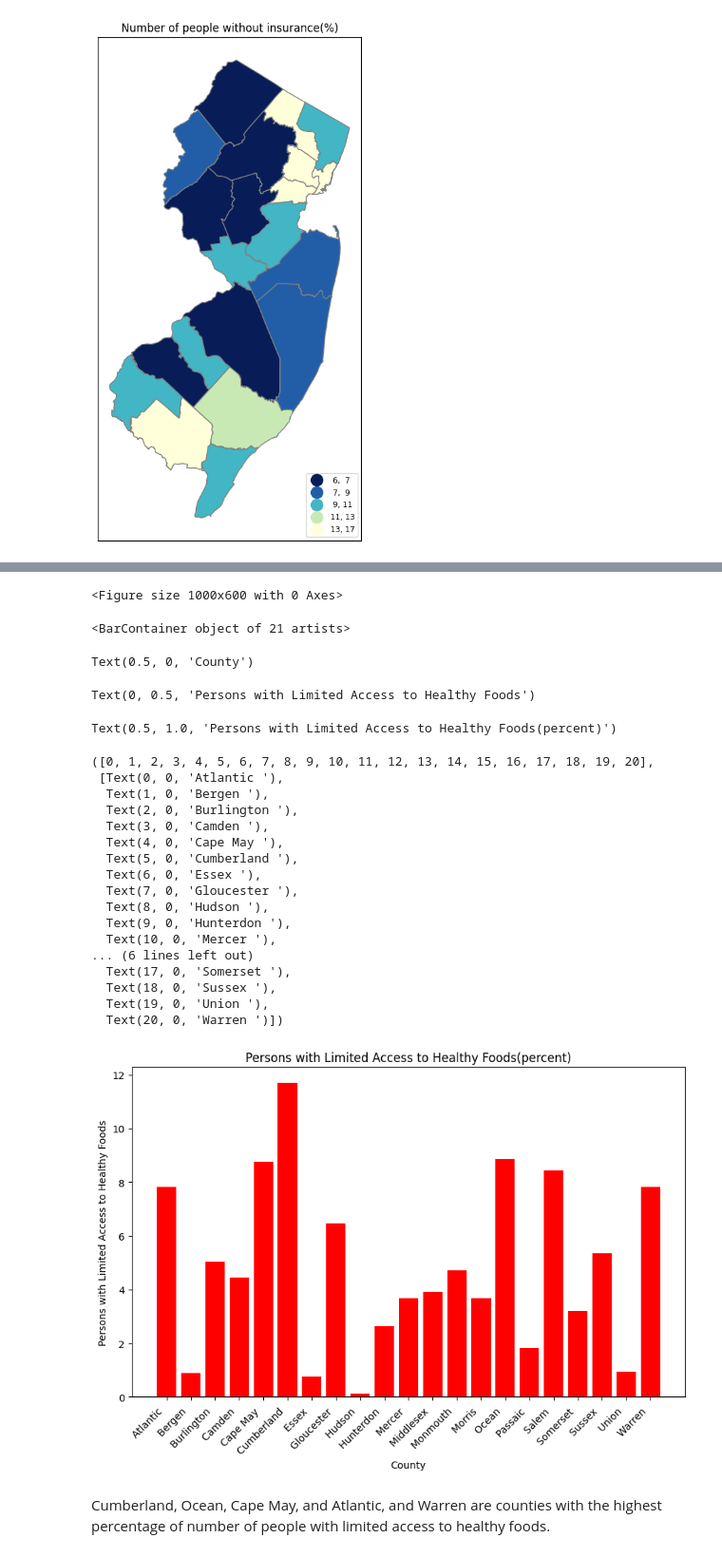
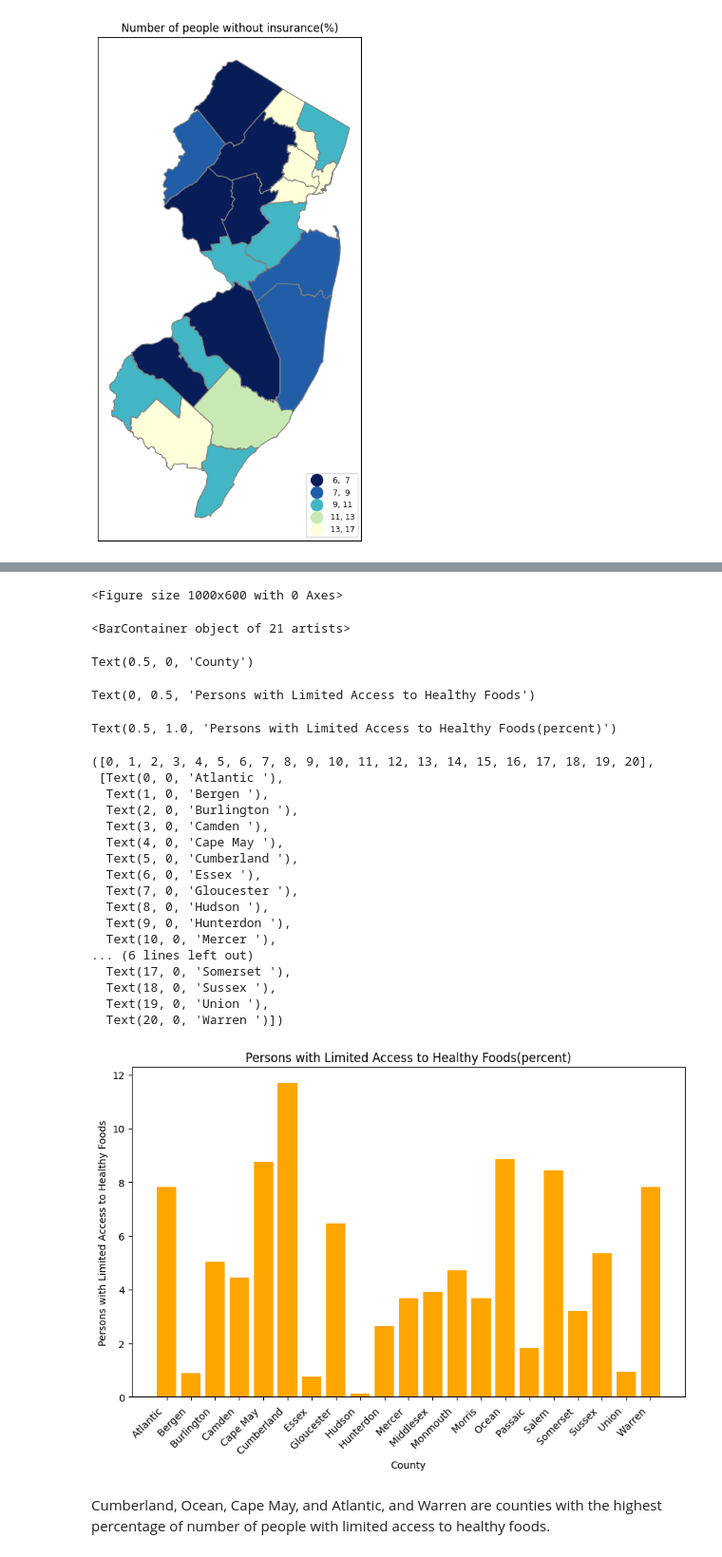
Before and after one commit to Brian13Noble/Geographical-Information-Systems-Projects, a Jupyter notebook: ps3.ipynb, the cells around one changed output, grey strips where cells are left out. Shown at 95% size. Saved outputs shown, nothing was run; the diff lists cells and outputs as text; code cells hidden in the pictures.

```diff
--- a/ps3.ipynb
+++ b/ps3.ipynb
@@ -742,36 +794,36 @@ diet_excercise
 # %%
 # Create a bar graph
 plt.figure(figsize=(10, 6))
-plt.bar(diet_excercise['County'], diet_excercise['Persons with Limited Access to Healthy Foods'], color='red')
+plt.bar(diet_excercise['County'], diet_excercise['Persons with Limited Access to Healthy Foods'], color='orange')
 plt.xlabel('County')
 plt.ylabel('Persons with Limited Access to Healthy Foods')
 plt.title('Persons with Limited Access to Healthy Foods(percent)')
 plt.xticks(rotation=45, ha='right')  # Rotate x-axis labels for better readability
 plt.show()
 # %% [output]
 <Figure size 1000x600 with 0 Axes>
 <BarContainer object of 21 artists>
 Text(0.5, 0, 'County')
 Text(0, 0.5, 'Persons with Limited Access to Healthy Foods')
 Text(0.5, 1.0, 'Persons with Limited Access to Healthy Foods(percent)')
 ([0, 1, 2, 3, 4, 5, 6, 7, 8, 9, 10, 11, 12, 13, 14, 15, 16, 17, 18, 19, 20],
  [Text(0, 0, 'Atlantic '),
   Text(1, 0, 'Bergen '),
   Text(2, 0, 'Burlington '),
   Text(3, 0, 'Camden '),
   Text(4, 0, 'Cape May '),
   Text(5, 0, 'Cumberland '),
   Text(6, 0, 'Essex '),
   Text(7, 0, 'Gloucester '),
   Text(8, 0, 'Hudson '),
   Text(9, 0, 'Hunterdon '),
   Text(10, 0, 'Mercer '),
 ... (6 lines left out)
   Text(17, 0, 'Somerset '),
   Text(18, 0, 'Sussex '),
   Text(19, 0, 'Union '),
   Text(20, 0, 'Warren ')])
-[figure, old version]
+[figure, new version]
 # %% [markdown]
 Cumberland, Ocean, Cape May, and Atlantic, and Warren are counties with the highest percentage of number of people with limited access to healthy foods.
 # %% [markdown]
```
Also changed, not shown: parts of 10 cells of this notebook.
